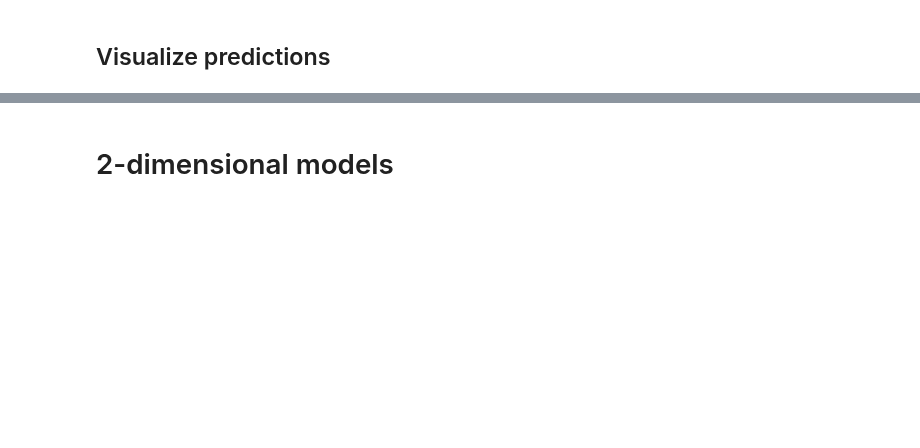
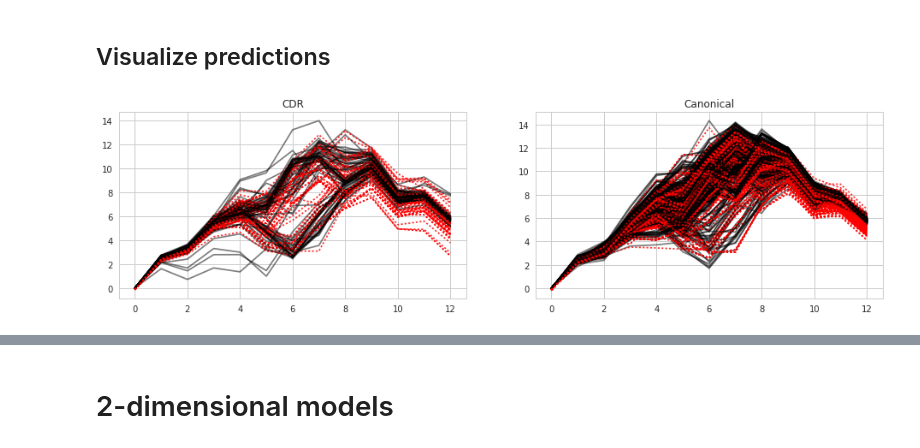
Before and after one commit to antigenomics/tcr-pmhc-study, a Jupyter notebook: loop_model/aa_predict_clust.ipynb, the cells around one changed output, grey strips where cells are left out. Drawn from its saved outputs; the diff is of its cells as text; code cells hidden in the pictures; blank space fills up the shorter version.

```diff
--- a/loop_model/aa_predict_clust.ipynb
+++ b/loop_model/aa_predict_clust.ipynb
@@ -256,0 +223,7 @@ ValueError: Error when checking model input: the list of Numpy arrays that you a
+# %%
+importlib.reload(pep2space.model)
+
+model_list = {}
+hist_list = {}
+n_epochs = 1500
+reduce_lr = pep2space.model.ReduceLROnPlateau(monitor='val_loss', factor=0.2, patience=3, cooldown=1, min_lr=0.0005)
@@ -297,35 +293,39 @@ model = best_models_list["dense.l4_r4.128-64.no_no.omega"]
+# %%
+model = model_list["gru.forw.64.64"]
 # %%
 def plot_pred(df, pred, ax, title):
     trans = pred.reshape((len(df),MAX_POS))
     for i in range(len(df)):
-        ax.plot(range(MAX_POS), df.iloc[i,4:16], c="black", alpha=.5, label="real")
+        ax.plot(range(MAX_POS), df.iloc[i,3:16], c="black", alpha=.5, label="real")
         ax.plot(range(MAX_POS), trans[i,:], c = "red", linestyle="dotted", alpha=.8, label="pred")
     ax.set_title(title)
 
 
 fig, ax = plt.subplots(nrows=1, ncols=2)
 fig.set_figwidth(16)
 
 # Predicted and real coordinates
-df_cdr = pd.read_csv("data/cdr_coord_x.csv.gz")
-df_can = pd.read_csv("data/can_coord_x.csv.gz")
-X_cdr, y_cdr = pep2space.preprocess.onehot_omega(df_cdr, 4, 4, MAX_POS, False)
-X_can, y_can = pep2space.preprocess.onehot_omega(df_can, 4, 4, MAX_POS, False)
+# df_cdr = pd.read_csv("data/cdr_coord_x.csv.gz")
+# df_can = pd.read_csv("data/can_coord_x.csv.gz")
+# X_cdr, y_cdr = pep2space.preprocess.onehot_omega(df_cdr, 4, 4, MAX_POS, False)
+# X_can, y_can = pep2space.preprocess.onehot_omega(df_can, 4, 4, MAX_POS, False)
 
 # X_cdr =  [X_cdr,
 #           np.array([float((x % max_pos) + 1) / MAX_POS for x in range(X_cdr.shape[0])]),
 #           np.full((X_cdr.shape[0],1), MAX_POS)]
 
 # X_can =  [X_can,
 #           np.array([float((x % max_pos) + 1) / MAX_POS for x in range(X_can.shape[0])]),
 #           np.full((X_can.shape[0],1), MAX_POS)]
 
 pred = model.predict(X_cdr)
-# pred = pep2space.preprocess.diff_to_abs(pred, MAX_POS)
+pred = pep2space.preprocess.diff_to_abs(pred, MAX_POS)
 plot_pred(df_cdr, pred, ax[0], "CDR")
 
 pred = model.predict(X_can)
-# pred = pep2space.preprocess.diff_to_abs(pred, MAX_POS)
+pred = pep2space.preprocess.diff_to_abs(pred, MAX_POS)
 plot_pred(df_can, pred, ax[1], "Canonical")
 
-plt.savefig("pred/pred_x_dense_changeCDRs_coord.png")
+plt.savefig("pred/pred_x_diff_left_coords.png")
+# %% [output]
+[figure, added]
```
Also changed, not shown: parts of 10 cells of this notebook, 4 other files.
